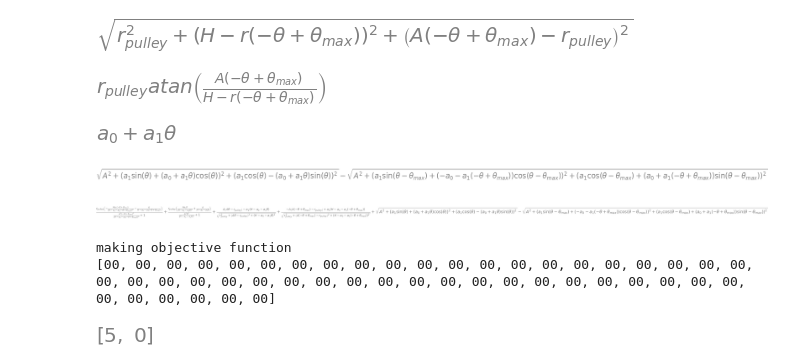
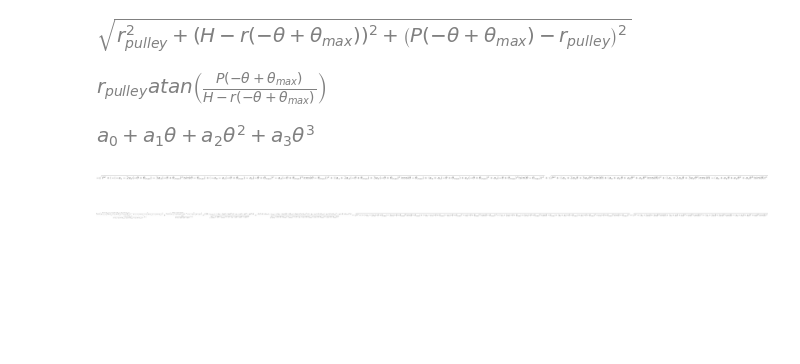
Before and after one commit to kylebme/winch-optimization, a Jupyter notebook: WinchOptimization-DerivativeMethod-Casadi-Full.ipynb, the cells around one changed output. Cells and saved outputs as stored; diff of their text form; code cells hidden in the pictures; blank space fills up the shorter version.

```diff
--- a/WinchOptimization-DerivativeMethod-Casadi-Full.ipynb
+++ b/WinchOptimization-DerivativeMethod-Casadi-Full.ipynb
@@ -9,21 +9,21 @@ from mpl_toolkits.mplot3d import Axes3D
 %matplotlib inline
 # %%
 # Define symbols for use with SymPy
-# Non-symbolic versions of these (floating point usually) are denoted with an underscore before or after
-x, y, z, theta, r, r_pulley, theta1, A, C, theta_max, H, n =\
-symbols('x y z theta r r_pulley theta1 A C theta_max H, n')
+# Non-symbolic versions of these (floating point usually)
+# are denoted with an underscore before
+theta, r, r_pulley, P, theta_max, H = symbols('theta r r_pulley P theta_max H')
 
 # Define parametric equations of winches
 
 def winch1_with_r(r):
     return [r * cos(theta),
             r * sin(theta),
-            A * theta]
+            P * theta]
 
 def winch2_with_r(r):
     return [r * (cos(-theta)),
             r * (sin(-theta)),
-            A * (-theta)]
+            P * (-theta)]
 
 winch2_with_r(Function('r')(theta)) # print out winch2
 # %% [output]
@@ -86,7 +91,7 @@ Larc2_with_r(Function('r')(theta))
 [figure]
 # %%
 # Create a polynomial sequence of desired order
-order = 1
+order = 3
 a = symbols('a:{}'.format(order+1))
 R = symbols('R')
 R = a[0]
@@ -94,4 +99,4 @@ for i in range(1, order+1):
     R += a[i] * theta**i
 R
 # %% [output]
-[figure, old version]
+[figure, new version]
@@ -105,8 +103,11 @@ R
 # %%
-dLtotalWinch = dL_parametric(winch1_with_r(R)).doit() - dL_parametric(winch2_with_r(R)).doit().subs(theta, theta_max - theta)
+# Create the full winch length derivative equation,
+# with the desired R function substituted in before taking the derivative
+dLtotalWinch = (dL_parametric(winch1_with_r(R)).doit()
+                - dL_parametric(winch2_with_r(R)).doit().subs(theta, theta_max - theta))
 dLtotalWinch
 # %% [output]
-[figure, old version]
+[figure, new version]
 # %%
 dLtotal = (dLtotalWinch
            + diff(Lmiddle1_with_r(R), theta)
@@ -114,9 +115,9 @@ dLtotal = (dLtotalWinch
            + diff(Larc1_with_r(R), theta)
            + diff(Larc2_with_r(R), theta)
           )
-dLlam = lambdify([theta, A, H, theta_max, a], dLtotal)
+dLlam = lambdify([theta, P, H, theta_max, a], dLtotal)
 R_lam = lambdify([a, theta], R, "sympy")
 dLtotal
 # %% [output]
-[figure, old version]
+[figure, new version]
 # %%
@@ -138,48 +138,0 @@ def sympy2casadi(sympy_expr,sympy_var,casadi_var):
-# %%
-# Run optimization
-dtheta = 1
-theta_max_ = 15*np.pi
-A_ = 1.0
-H_ = 40.0
-r_pulley_ = 10.0
-min_radius = 5.0
-max_radius = 8.0
-a_0 = [5] # arbitrary non-zero constant radius
-for i in range(order):
-    a_0.append(0)
-
-theta_range = np.arange(0, theta_max_, dtheta)
-
-print("making objective function")
-#objective = 0
-radius_constraint = []
-dLtotal_with_constants = dLtotal.subs({A: A_,
-                                       H: H_,
-                                       theta_max: theta_max_,
-                                       r_pulley: r_pulley_
-                                      })
-dLtotal_lam = lambdify(theta, dLtotal_with_constants, "sympy")
-a_casadi = casadi.SX.sym('a', order+1)
-
-objective_vec = casadi.SX(len(theta_range),1)
-print(objective_vec)
-
-for index, theta_ in enumerate(theta_range):
-    #objective = objective + dLtotal_with_constants.subs({theta: theta_}) ** 2
-    objective_vec[index] = sympy2casadi(dLtotal_lam(theta_), a, a_casadi)
-    radius_constraint.append(
-        sympy2casadi(R_lam(a, theta_), a, a_casadi))
-
-#print(objective_vec)
-objective = casadi.norm_2(objective_vec)
-#print(objective)
-
-#print("converting sympy2casadi")
-#obj_casadi = sympy2casadi(objective, a, a_casadi)
-# %% [output]
-making objective function
-[00, 00, 00, 00, 00, 00, 00, 00, 00, 00, 00, 00, 00, 00, 00, 00, 00, 00, 00, 00, 00, 00, 00, 00, 00, 00, 00, 00, 00, 00, 00, 00, 00, 00, 00, 00, 00, 00, 00, 00, 00, 00, 00, 00, 00, 00, 00, 00]
-# %%
-a_0
-# %% [output]
-[figure, removed]
```
Also changed, not shown: parts of 12 cells of this notebook.
